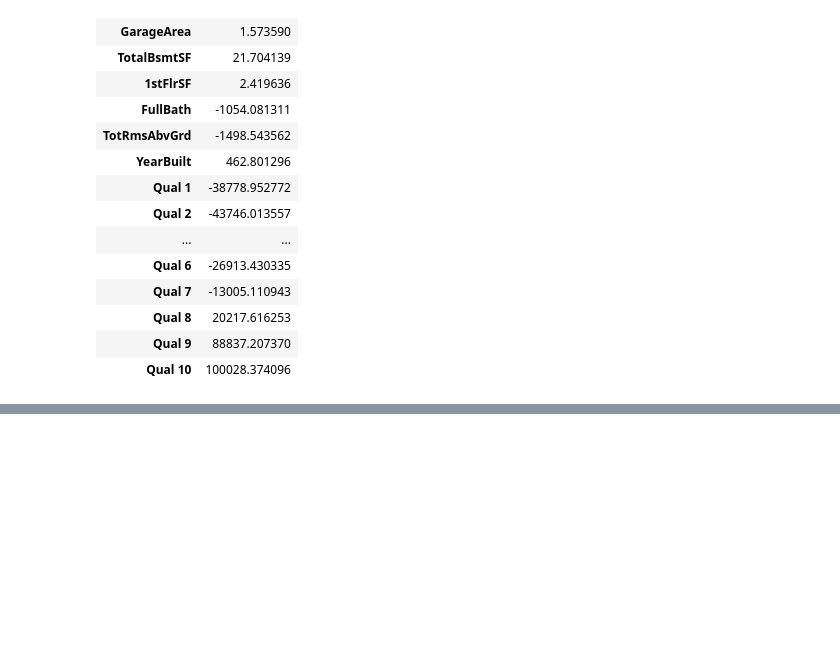
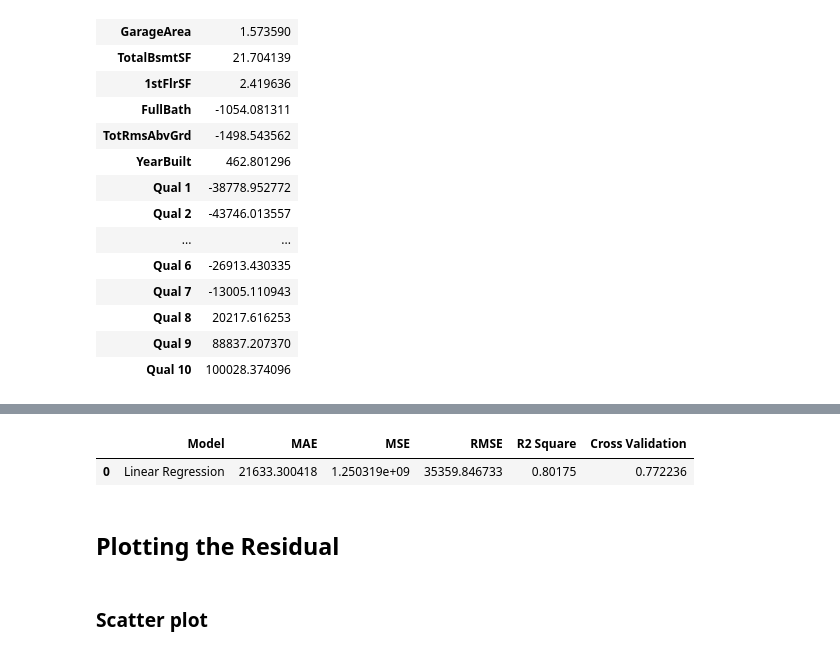
Before and after one commit to Rumsha001/ML-Project, a Jupyter notebook: RealEstate_Project.ipynb, the cells around one changed output, grey strips where cells are left out. Drawn from its saved outputs; the diff is of its cells as text; code cells hidden in the pictures; blank space fills up the shorter version.

```diff
--- a/RealEstate_Project.ipynb
+++ b/RealEstate_Project.ipynb
@@ -357,19 +394,17 @@ df_train.describe()
 # %% [markdown]
 ### **K-Fold Cross Validation / Model Selection**
 # %%
-df_train.fillna(1,inplace=True)
-df_train_x = df_train.drop('SalePrice',axis=1)
-df_train_y = df_train['SalePrice']
-
-df_test_x = df_test.drop('SalePrice',axis=1)
-df_test_y = df_test['SalePrice']
-
-
-
 #Kfold Validation
 kfold = model_selection.KFold(n_splits=5, random_state=150)
 model_kfold = LinearRegression()
-results_kfold = model_selection.cross_val_score(model_kfold, df_train_x, df_train_y, cv=kfold)
+
+def cross_val(model_kfold):
+    pred = model_selection.cross_val_score(model_kfold, df_train_x, df_train_y, cv=kfold)
+    return pred.mean()
+
+print("Cross Validation Mean:", cross_val(model_kfold))
+
+results_kfold = cross_val(model_kfold)
 print("Accuracy: %.2f%%" % (results_kfold.mean()*100.0))
 
 
@@ -480,0 +500,13 @@ R2 Square: 0.801750329177453
+# %%
+#Results
+
+results_df = pd.DataFrame(data=[["Linear Regression", *evaluate(df_test_y, test_pred) , cross_val(model_kfold)]],
+                          columns=['Model', 'MAE', 'MSE', 'RMSE', 'R2 Square', "Cross Validation"])
+results_df
+# %% [output]
+|  | Model | MAE | MSE | RMSE | R2 Square | Cross Validation |
+| 0 | Linear Regression | 21633.300418 | 1.250319e+09 | 35359.846733 | 0.80175 | 0.772236 |
+# %% [markdown]
+## **Plotting the Residual**
+# %% [markdown]
+### **Scatter plot**
```
Also changed, not shown: parts of 23 cells of this notebook.
